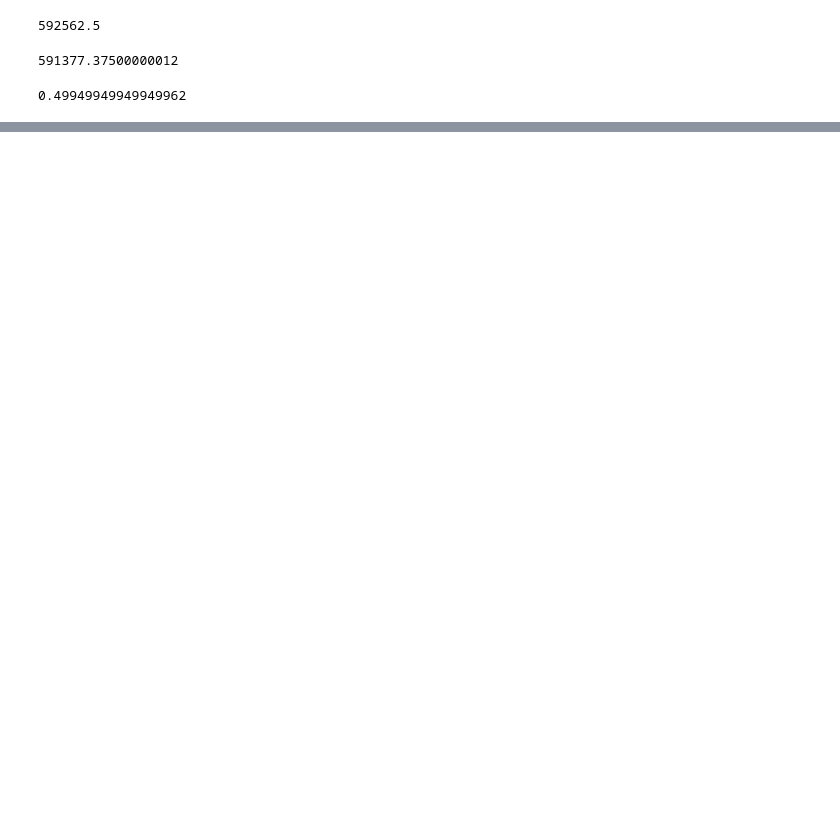
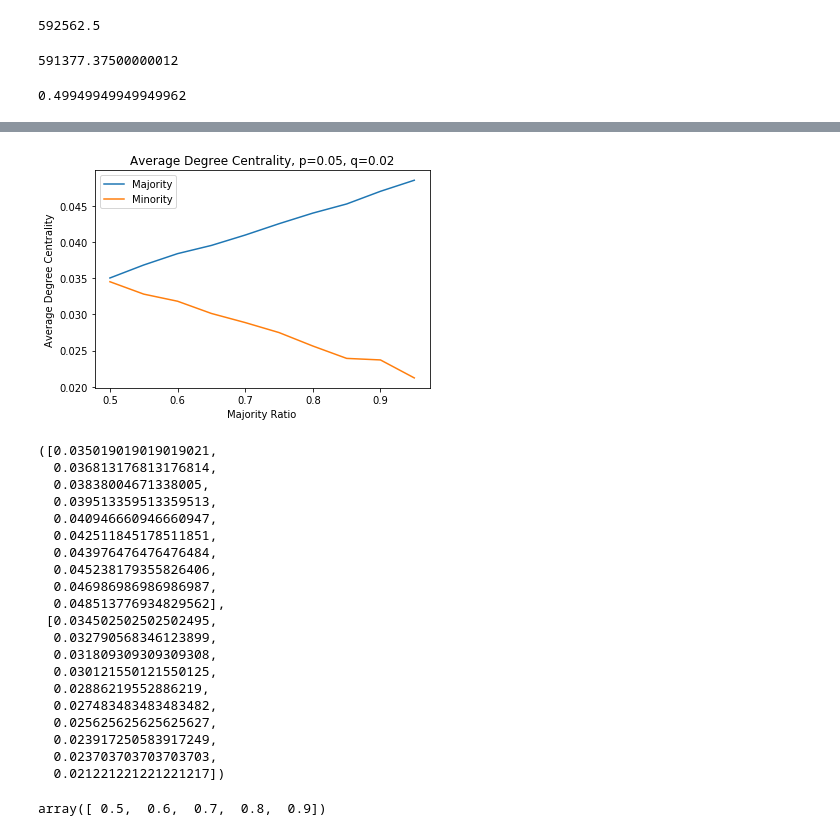
Before and after one commit to emmaling27/networks-research, a Jupyter notebook: stochastic_block_model.ipynb, the cells around one changed output, grey strips where cells are left out. Saved outputs shown, nothing was run; the diff lists cells and outputs as text; code cells hidden in the pictures; blank space fills up the shorter version.

```diff
--- a/stochastic_block_model.ipynb
+++ b/stochastic_block_model.ipynb
@@ -161,0 +103,55 @@ nx.algorithms.centrality.degree_centrality(g)
+# %%
+def get_ave_value(key_range, d):
+    values = []
+    for key in key_range:
+        values.append(d[key])
+    return np.average(values)
+# %%
+def plot_degree_centrality(graph_size, probs):
+    maj_ave_degree = []
+    min_ave_degree = []
+    maj_min_ratios = np.arange(.5, 1, .05)
+    for maj_min_ratio in maj_min_ratios:
+        size_maj = int(maj_min_ratio * graph_size)
+        size_min = int(graph_size - size_maj)
+        g = nx.generators.community.stochastic_block_model([size_maj, size_min], probs, seed=seed)
+        node_degrees = nx.algorithms.centrality.degree_centrality(g)
+        maj_ave_degree.append(get_ave_value(range(size_maj), node_degrees))
+        min_ave_degree.append(get_ave_value(range(size_maj, graph_size), node_degrees))
+    plt.plot(maj_min_ratios, maj_ave_degree, label="Majority")
+    plt.plot(maj_min_ratios, min_ave_degree, label="Minority")
+    plt.xlabel("Majority Ratio")
+    plt.ylabel("Average Degree Centrality")
+    plt.title("Average Degree Centrality, p=" + str(probs[0][0]) + ", q=" + str(probs[0][1]))
+    plt.legend()
+    plt.savefig("plots/deg_centrality_p=" + str(int(100*probs[0][0])) + "_q=" + str(int(100*probs[0][1])) + "_g" + str(graph_size))
+    plt.show()
+    return maj_ave_degree, min_ave_degree
+# %%
+plot_degree_centrality(1000, [[0.05, 0.02],[0.02, 0.05]])
+# %% [output]
+[figure, added]
+([0.035019019019019021,
+  0.036813176813176814,
+  0.03838004671338005,
+  0.039513359513359513,
+  0.040946660946660947,
+  0.042511845178511851,
+  0.043976476476476484,
+  0.045238179355826406,
+  0.046986986986986987,
+  0.048513776934829562],
+ [0.034502502502502495,
+  0.032790568346123899,
+  0.031809309309309308,
+  0.030121550121550125,
+  0.02886219552886219,
+  0.027483483483483482,
+  0.025625625625625627,
+  0.023917250583917249,
+  0.023703703703703703,
+  0.021221221221221217])
+# %%
+np.arange(.5, 1, .1)
+# %% [output]
+array([ 0.5,  0.6,  0.7,  0.8,  0.9])
```
Also changed, not shown: parts of 12 cells of this notebook, 2 other files.
